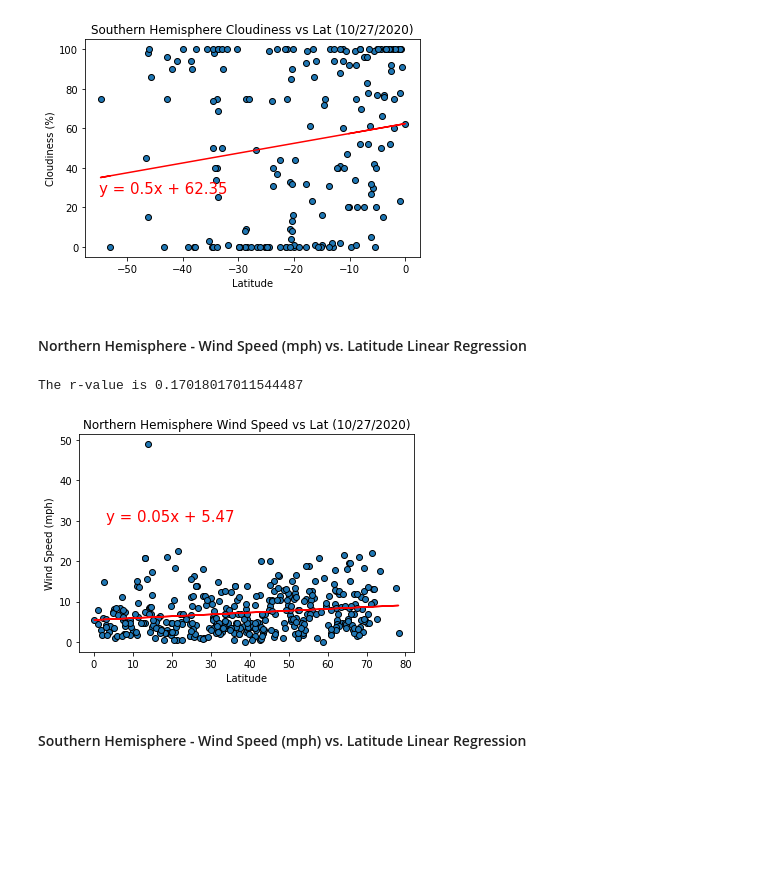
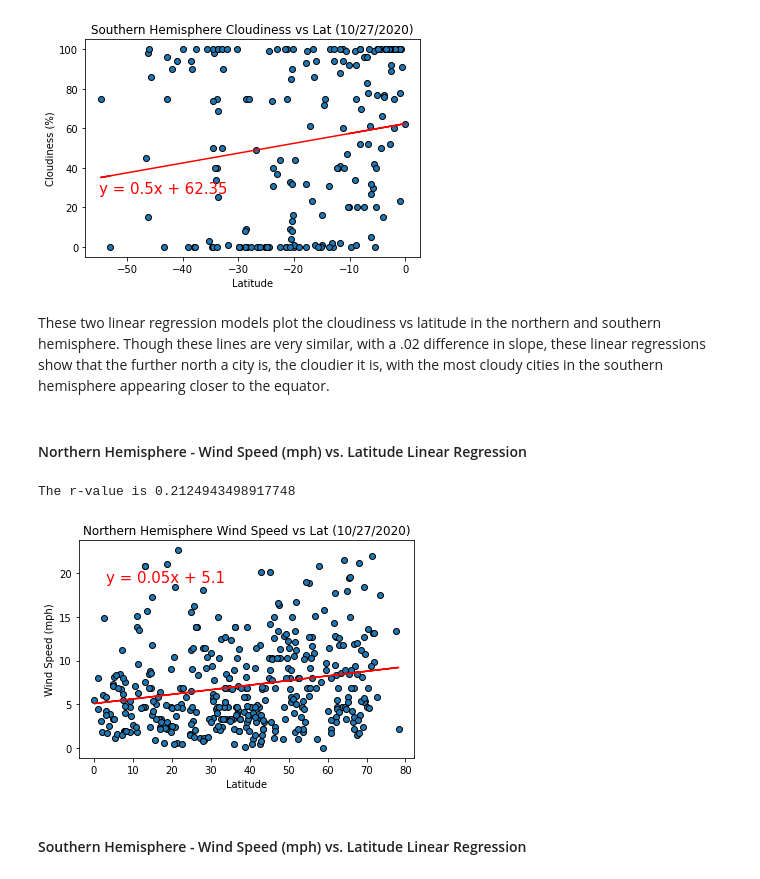
Before and after one commit to Blashford/Python-api-challenge, a Jupyter notebook: Weatherpy.ipynb, the cells around one changed output. Saved outputs shown, nothing was run; the diff lists cells and outputs as text; code cells hidden in the pictures; blank space fills up the shorter version.

Commit message:
Added analysis and cleaned up an outlier from wind speed

```diff
--- a/Weatherpy.ipynb
+++ b/Weatherpy.ipynb
@@ -262,11 +268,13 @@ plt.savefig('Images/fig3.png')
 # %% [markdown]
 ## Latitude vs. Wind Speed Plot
 # %%
-# Grab the wind speed
-windy = city_df['Wind Speed']
+# Grab the wind speed, there is one clear outlier, so we can get rid of that to clean up our data
+clean = city_df.loc[city_df['Wind Speed'] < 40,:]
+windy = clean['Wind Speed']
+cleanlat = clean['Lat']
 
 # and plot
-plt.scatter(lat, windy, edgecolors = 'black')
+plt.scatter(cleanlat, windy, edgecolors = 'black')
 plt.xlabel('Latitude')
 plt.ylabel('Wind Speed (mph)')
 plt.title('City Latitude vs Wind Speed (10/27/2020)')
@@ -420,29 +434,33 @@ plt.savefig('Images/fig10.png')
 # %% [output]
 The r-value is 0.16224028575288443
 [figure]
+# %% [markdown]
+These two linear regression models plot the cloudiness vs latitude in the northern and southern hemisphere. Though these lines are very similar, with a .02 difference in slope, these linear regressions show that the further north a city is, the cloudier it is, with the most cloudy cities in the southern hemisphere appearing closer to the equator.
 # %% [markdown]
 ####  Northern Hemisphere - Wind Speed (mph) vs. Latitude Linear Regression
 # %%
-# grab northern wind speed
-northwind = north['Wind Speed']
+# grab northern wind speed, losing the outlier again
+cleannorth = clean.loc[clean['Lat'] >= 0,:]
+northlatwind = cleannorth['Lat']
+northwind = cleannorth['Wind Speed']
 
 # get linear regression values
-slope, intercept, rvalue, pvalue, stderr = linregress(northlat, northwind)
-regress = northlat * slope + intercept
+slope, intercept, rvalue, pvalue, stderr = linregress(northlatwind, northwind)
+regress = northlatwind * slope + intercept
 line_eq = "y = " + str(round(slope,2)) + "x + " + str(round(intercept,2))
 
 # and plot
-plt.scatter(northlat, northwind, edgecolors = 'black')
-plt.plot(northlat, regress, 'r-')
-plt.annotate(line_eq,(3,30), fontsize=15,color="red")
+plt.scatter(northlatwind, northwind, edgecolors = 'black')
+plt.plot(northlatwind, regress, 'r-')
+plt.annotate(line_eq,(3,19), fontsize=15,color="red")
 plt.xlabel('Latitude')
 plt.ylabel('Wind Speed (mph)')
 plt.title('Northern Hemisphere Wind Speed vs Lat (10/27/2020)')
 print(f'The r-value is {rvalue}')
 plt.savefig('Images/fig11.png')
 # %% [output]
-The r-value is 0.17018017011544487
+The r-value is 0.2124943498917748
-[figure, old version]
+[figure, new version]
 # %% [markdown]
 ####  Southern Hemisphere - Wind Speed (mph) vs. Latitude Linear Regression
 # %%
```
Also changed, not shown: parts of 10 cells of this notebook, 2 other files.
